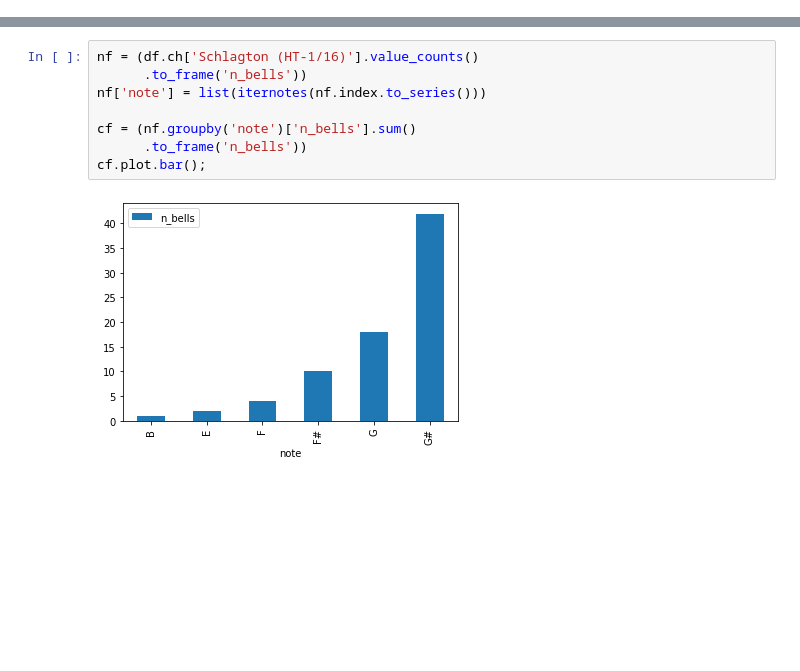
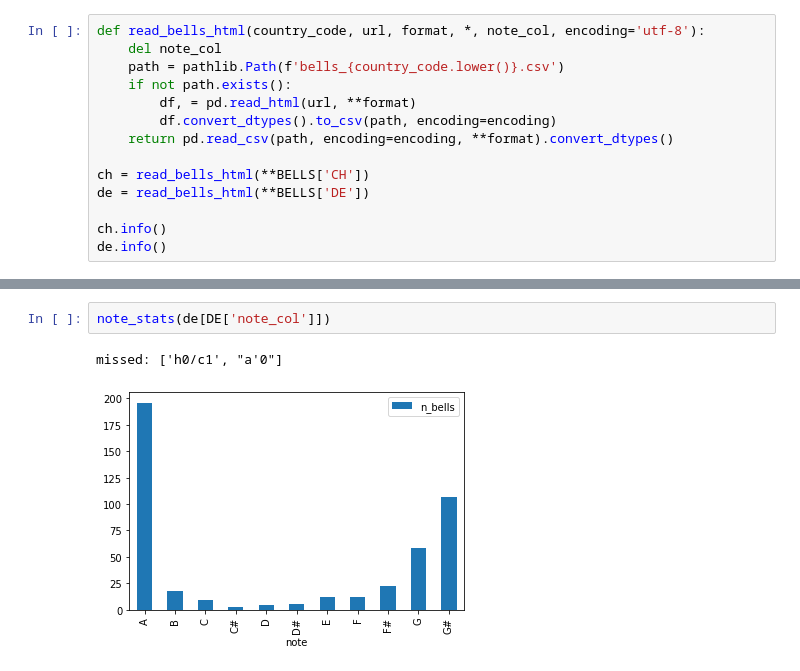
Before and after one commit to xflr6/notebooks, a Jupyter notebook: Bells.ipynb, the cells around one changed output, grey strips where cells are left out. Cells and saved outputs as stored; diff of their text form; blank space fills up the shorter version.

Commit message:
add frequency stats, refactor

```diff
--- a/Bells.ipynb
+++ b/Bells.ipynb
@@ -97,0 +93,14 @@ pd.Series(CANONICAL).to_frame('canonical')
+# %%
+def read_bells_html(country_code, url, format, *, note_col, encoding='utf-8'):
+    del note_col
+    path = pathlib.Path(f'bells_{country_code.lower()}.csv')
+    if not path.exists():
+        df, = pd.read_html(url, **format)
+        df.convert_dtypes().to_csv(path, encoding=encoding)
+    return pd.read_csv(path, encoding=encoding, **format).convert_dtypes()
+
+ch = read_bells_html(**BELLS['CH'])
+de = read_bells_html(**BELLS['DE'])
+
+ch.info()
+de.info()
@@ -156,10 +230,5 @@ cf.plot.bar();
-# %%
-nf = (df.ch['Schlagton (HT-1/16)'].value_counts()
-      .to_frame('n_bells'))
-nf['note'] = list(iternotes(nf.index.to_series()))
-
-cf = (nf.groupby('note')['n_bells'].sum()
-      .to_frame('n_bells'))
-cf.plot.bar();
-# %% [output]
-[figure, removed]
+# %%
+note_stats(de[DE['note_col']])
+# %% [output]
+missed: ['h0/c1', "a'0"]
+[figure, added]
```
Also changed, not shown: parts of 13 cells of this notebook.
